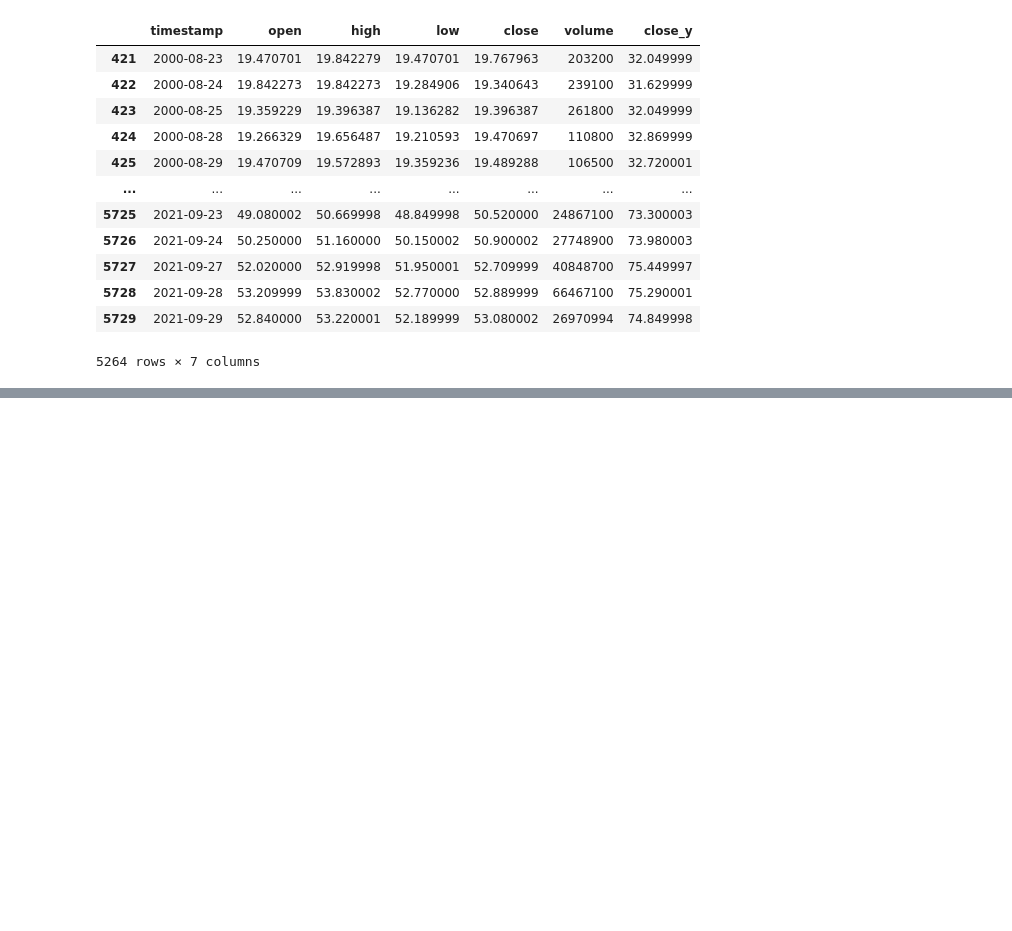
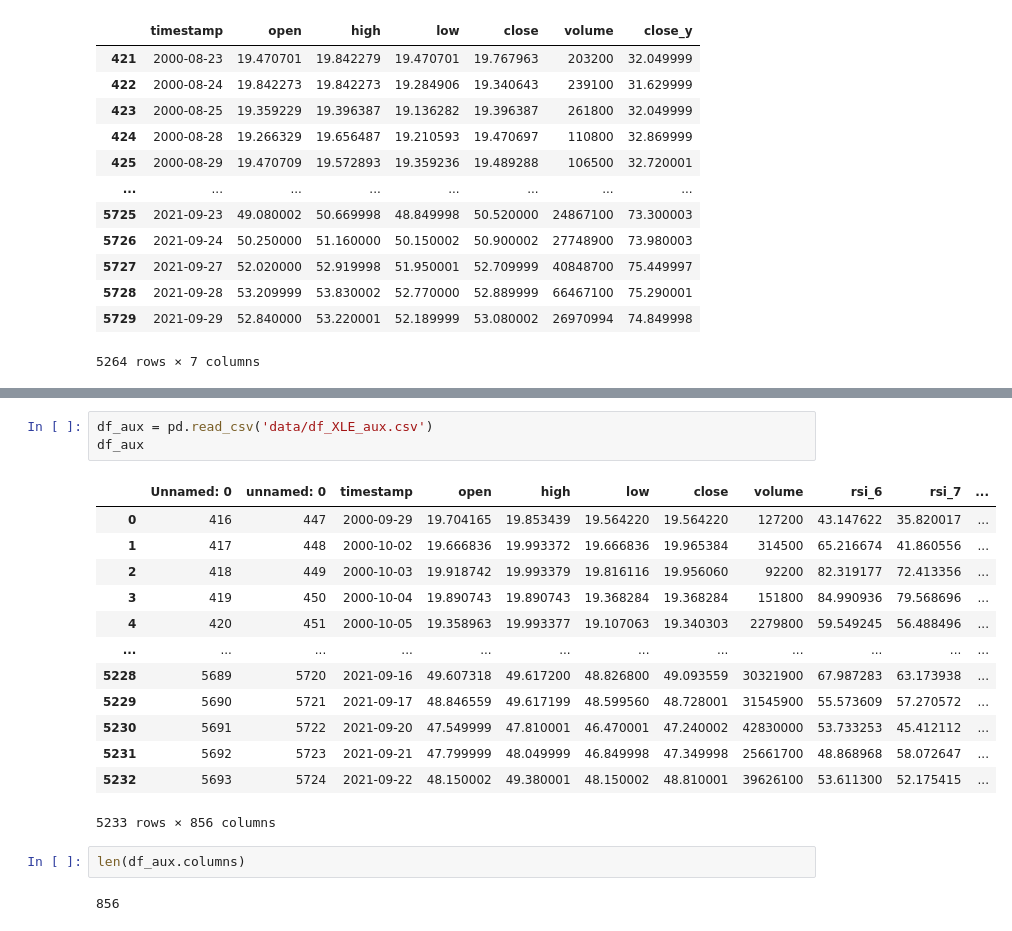
Before and after one commit to M5era/CNN-for-trading, a Jupyter notebook: playground.ipynb, the cells around one changed output, grey strips where cells are left out. Drawn from its saved outputs; the diff is of its cells as text; blank space fills up the shorter version.

```diff
--- a/playground.ipynb
+++ b/playground.ipynb
@@ -158,0 +197,21 @@ merged
+# %%
+df_aux = pd.read_csv('data/df_XLE_aux.csv')
+df_aux
+# %% [output]
+|  | Unnamed: 0 | unnamed: 0 | timestamp | open | high | low | close | volume | rsi_6 | rsi_7 | ... |
+| 0 | 416 | 447 | 2000-09-29 | 19.704165 | 19.853439 | 19.564220 | 19.564220 | 127200 | 43.147622 | 35.820017 | ... |
+| 1 | 417 | 448 | 2000-10-02 | 19.666836 | 19.993372 | 19.666836 | 19.965384 | 314500 | 65.216674 | 41.860556 | ... |
+| 2 | 418 | 449 | 2000-10-03 | 19.918742 | 19.993379 | 19.816116 | 19.956060 | 92200 | 82.319177 | 72.413356 | ... |
+| 3 | 419 | 450 | 2000-10-04 | 19.890743 | 19.890743 | 19.368284 | 19.368284 | 151800 | 84.990936 | 79.568696 | ... |
+| 4 | 420 | 451 | 2000-10-05 | 19.358963 | 19.993377 | 19.107063 | 19.340303 | 2279800 | 59.549245 | 56.488496 | ... |
+| ... | ... | ... | ... | ... | ... | ... | ... | ... | ... | ... | ... |
+| 5228 | 5689 | 5720 | 2021-09-16 | 49.607318 | 49.617200 | 48.826800 | 49.093559 | 30321900 | 67.987283 | 63.173938 | ... |
+| 5229 | 5690 | 5721 | 2021-09-17 | 48.846559 | 49.617199 | 48.599560 | 48.728001 | 31545900 | 55.573609 | 57.270572 | ... |
+| 5230 | 5691 | 5722 | 2021-09-20 | 47.549999 | 47.810001 | 46.470001 | 47.240002 | 42830000 | 53.733253 | 45.412112 | ... |
+| 5231 | 5692 | 5723 | 2021-09-21 | 47.799999 | 48.049999 | 46.849998 | 47.349998 | 25661700 | 48.868968 | 58.072647 | ... |
+| 5232 | 5693 | 5724 | 2021-09-22 | 48.150002 | 49.380001 | 48.150002 | 48.810001 | 39626100 | 53.611300 | 52.175415 | ... |
+5233 rows × 856 columns
+# %%
+len(df_aux.columns)
+# %% [output]
+856
```
Also changed, not shown: parts of 3 cells of this notebook, 11 other files.
